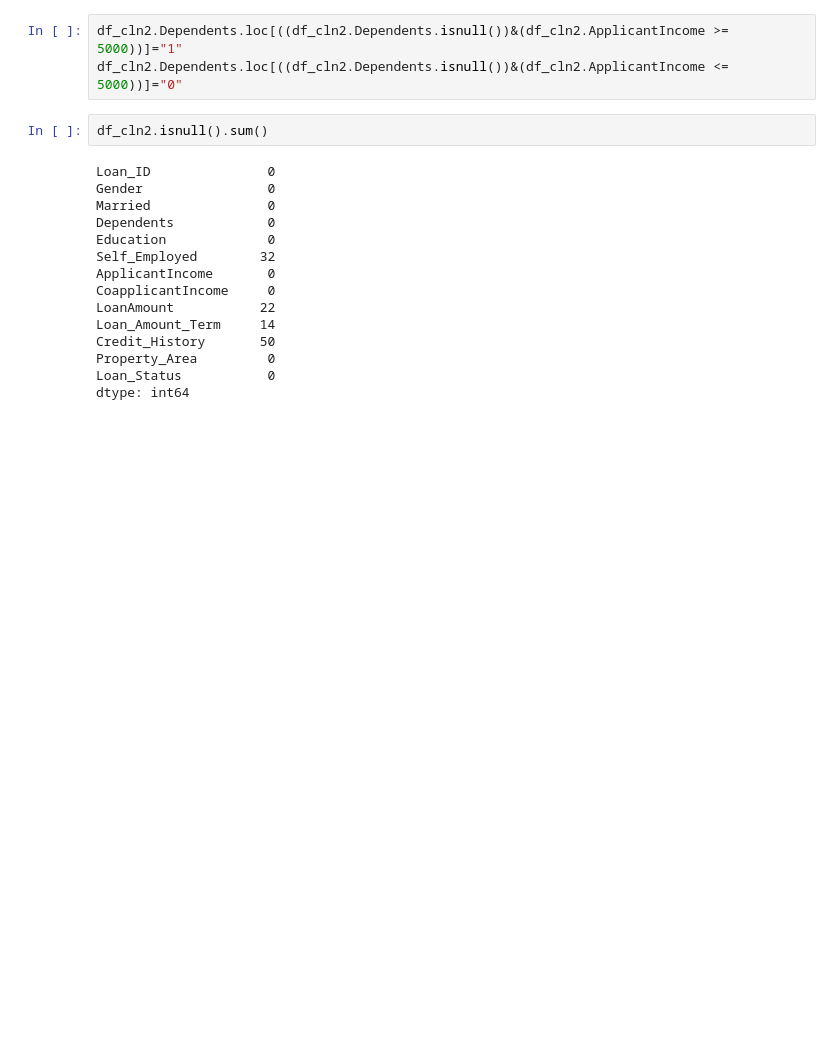
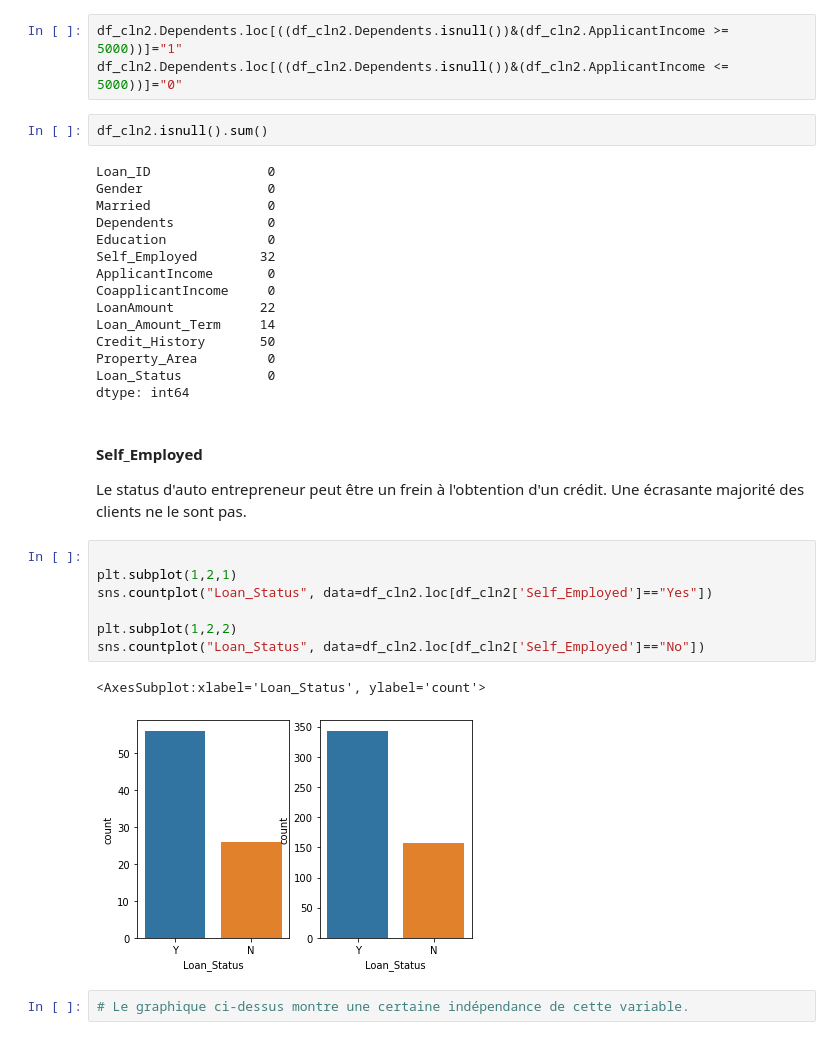
Before and after one commit to Gfeuillas/finance_project, a Jupyter notebook: Projet Finance.ipynb, the cells around one changed output. Saved outputs shown, nothing was run; the diff lists cells and outputs as text; blank space fills up the shorter version.

```diff
--- a/Projet Finance.ipynb
+++ b/Projet Finance.ipynb
@@ -559,3 +559,19 @@ Credit_History       50
 Property_Area         0
 Loan_Status           0
 dtype: int64
+# %% [markdown]
+#### Self_Employed
+Le status d'auto entrepreneur peut être un frein à l'obtention d'un crédit.
+Une écrasante majorité des clients ne le sont pas.
+# %%
+
+plt.subplot(1,2,1)
+sns.countplot("Loan_Status", data=df_cln2.loc[df_cln2['Self_Employed']=="Yes"])
+
+plt.subplot(1,2,2)
+sns.countplot("Loan_Status", data=df_cln2.loc[df_cln2['Self_Employed']=="No"])
+# %% [output]
+<AxesSubplot:xlabel='Loan_Status', ylabel='count'>
+[figure, added]
+# %%
+# Le graphique ci-dessus montre une certaine indépendance de cette variable.
```
Also changed, not shown: parts of 17 cells of this notebook.
